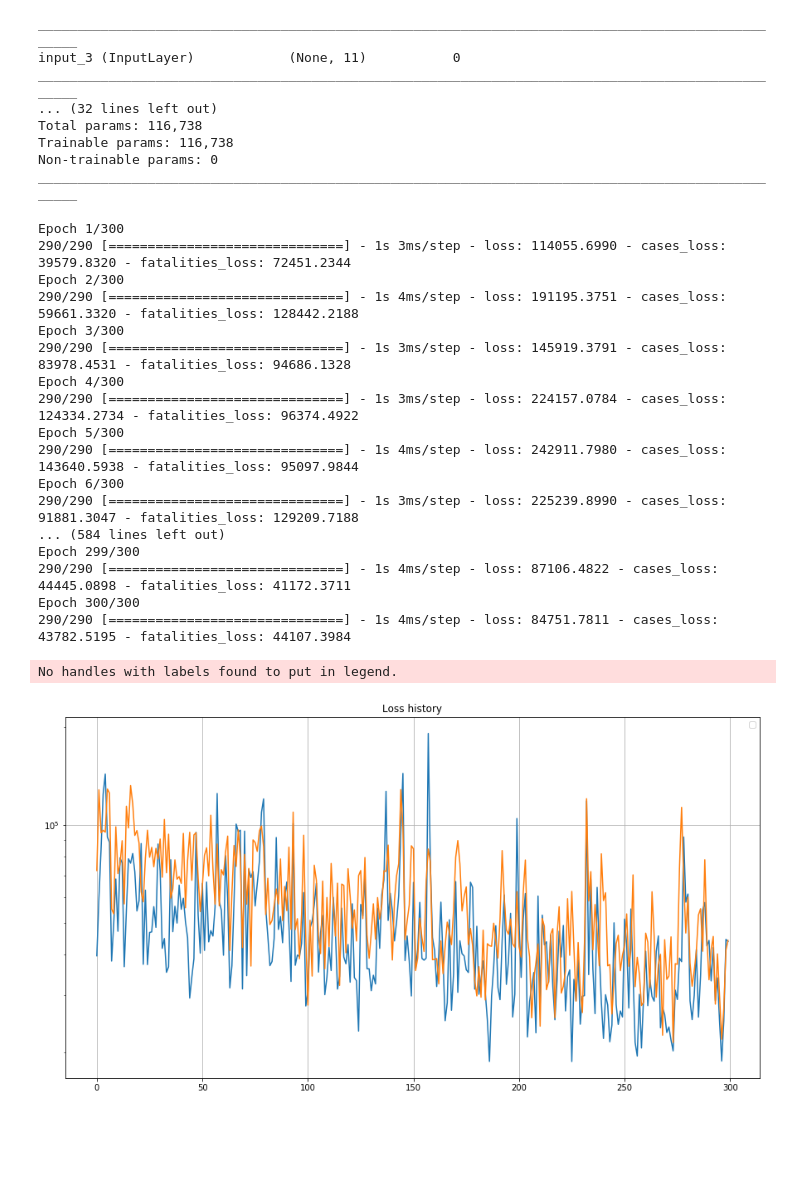
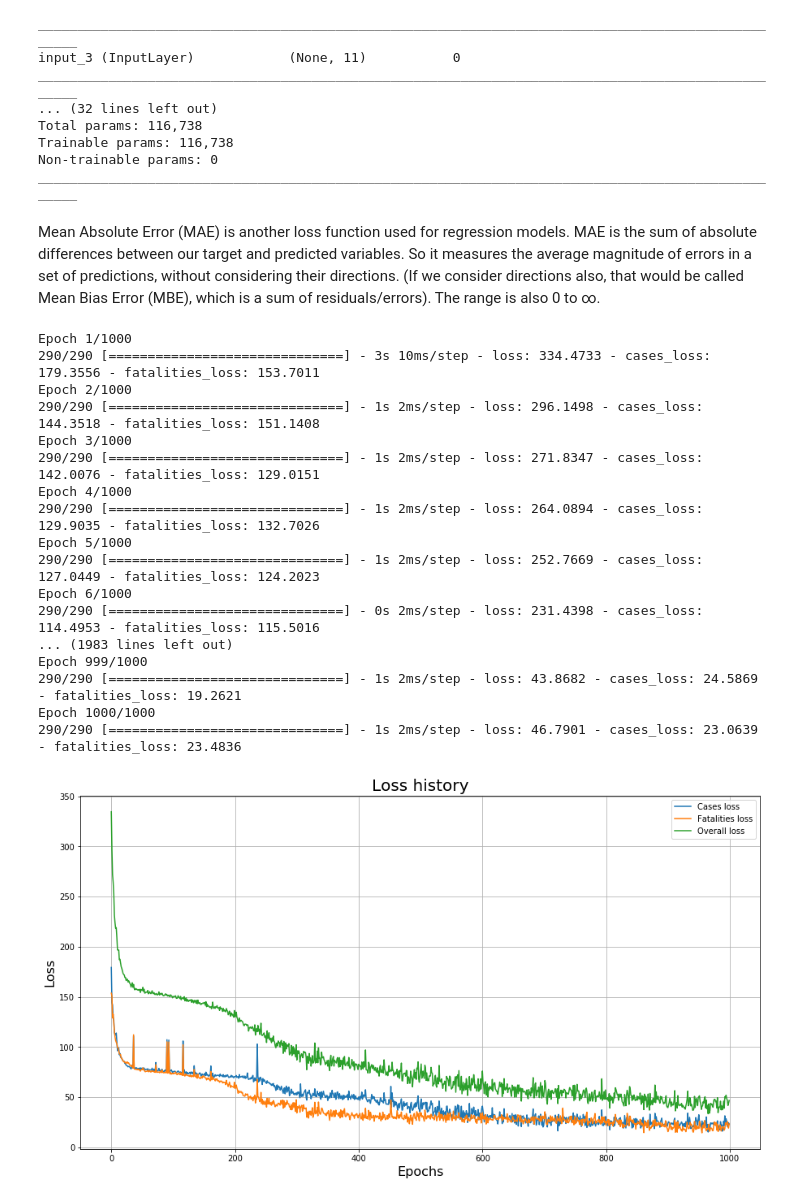
Before and after one commit to Velociraptorvelraptor/COVID19-global-forecasting, a Jupyter notebook: COVID19 global forecasting.ipynb, the cells around one changed output. Cells and saved outputs as stored; diff of their text form; code cells hidden in the pictures; blank space fills up the shorter version.

```diff
--- a/COVID19 global forecasting.ipynb
+++ b/COVID19 global forecasting.ipynb
@@ -358,7 +356,7 @@ model = Model([LSTM_1_input_layer, LSTM_2_input_layer, WHS_input_layer], [cases,
 
 model.summary()
 
-model.compile(loss=[mean_squared_error, mean_squared_error], optimizer='adam')
+model.compile(loss=[mean_absolute_error, mean_absolute_error], optimizer='adam')
 # %% [output]
 Model: "model_1"
 __________________________________________________________________________________________________
@@ -382,32 +380,35 @@ ________________________________________________________________________________
+# %% [markdown]
+Mean Absolute Error (MAE) is another loss function used for regression models. MAE is the sum of absolute differences between our target and predicted variables. So it measures the average magnitude of errors in a set of predictions, without considering their directions. (If we consider directions also, that would be called Mean Bias Error (MBE), which is a sum of residuals/errors). The range is also 0 to ∞.
 # %%
-history = model.fit([X_cases, X_fatalities, WHS_mapped_c],[y_cases, y_fatalities], epochs=300, batch_size=8)
- #                  callbacks=callbacks)
+history = model.fit([X_cases, X_fatalities, WHS_mapped_c],[y_cases, y_fatalities],
+                    epochs=1000, batch_size=4)#, callbacks=callbacks)
 # %% [output]
-Epoch 1/300
-290/290 [==============================] - 1s 3ms/step - loss: 114055.6990 - cases_loss: 39579.8320 - fatalities_loss: 72451.2344
-Epoch 2/300
-290/290 [==============================] - 1s 4ms/step - loss: 191195.3751 - cases_loss: 59661.3320 - fatalities_loss: 128442.2188
-Epoch 3/300
-290/290 [==============================] - 1s 3ms/step - loss: 145919.3791 - cases_loss: 83978.4531 - fatalities_loss: 94686.1328
-Epoch 4/300
-290/290 [==============================] - 1s 3ms/step - loss: 224157.0784 - cases_loss: 124334.2734 - fatalities_loss: 96374.4922
-Epoch 5/300
-290/290 [==============================] - 1s 4ms/step - loss: 242911.7980 - cases_loss: 143640.5938 - fatalities_loss: 95097.9844
-Epoch 6/300
-290/290 [==============================] - 1s 3ms/step - loss: 225239.8990 - cases_loss: 91881.3047 - fatalities_loss: 129209.7188
-... (584 lines left out)
-Epoch 299/300
-290/290 [==============================] - 1s 4ms/step - loss: 87106.4822 - cases_loss: 44445.0898 - fatalities_loss: 41172.3711
-Epoch 300/300
-290/290 [==============================] - 1s 4ms/step - loss: 84751.7811 - cases_loss: 43782.5195 - fatalities_loss: 44107.3984
+Epoch 1/1000
+290/290 [==============================] - 3s 10ms/step - loss: 334.4733 - cases_loss: 179.3556 - fatalities_loss: 153.7011
+Epoch 2/1000
+290/290 [==============================] - 1s 2ms/step - loss: 296.1498 - cases_loss: 144.3518 - fatalities_loss: 151.1408
+Epoch 3/1000
+290/290 [==============================] - 1s 2ms/step - loss: 271.8347 - cases_loss: 142.0076 - fatalities_loss: 129.0151
+Epoch 4/1000
+290/290 [==============================] - 1s 2ms/step - loss: 264.0894 - cases_loss: 129.9035 - fatalities_loss: 132.7026
+Epoch 5/1000
+290/290 [==============================] - 1s 2ms/step - loss: 252.7669 - cases_loss: 127.0449 - fatalities_loss: 124.2023
+Epoch 6/1000
+290/290 [==============================] - 0s 2ms/step - loss: 231.4398 - cases_loss: 114.4953 - fatalities_loss: 115.5016
+... (1983 lines left out)
+Epoch 999/1000
+290/290 [==============================] - 1s 2ms/step - loss: 43.8682 - cases_loss: 24.5869 - fatalities_loss: 19.2621
+Epoch 1000/1000
+290/290 [==============================] - 1s 2ms/step - loss: 46.7901 - cases_loss: 23.0639 - fatalities_loss: 23.4836
 # %%
 plt.figure(figsize=[15,8])
-plt.title("Loss history")
-plt.plot(history.history["cases_loss"])
-plt.plot(history.history["fatalities_loss"])
-plt.yscale("log")
+plt.title("Loss history", fontsize=20)
+plt.plot(history.history["cases_loss"], label="Cases loss")
+plt.plot(history.history["fatalities_loss"], label="Fatalities loss")
+plt.plot(history.history["loss"], label="Overall loss")
+plt.xlabel("Epochs", fontsize=16)
+plt.ylabel("Loss", fontsize=16)
 plt.legend()
 plt.grid()
 # %% [output]
-No handles with labels found to put in legend.
-[figure, old version]
+[figure, new version]
```
Also changed, not shown: parts of 5 cells of this notebook.
